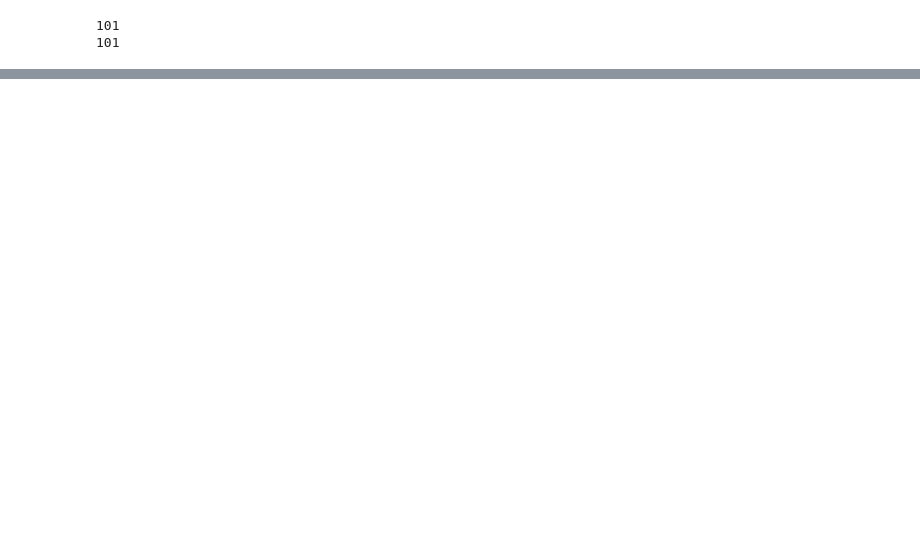
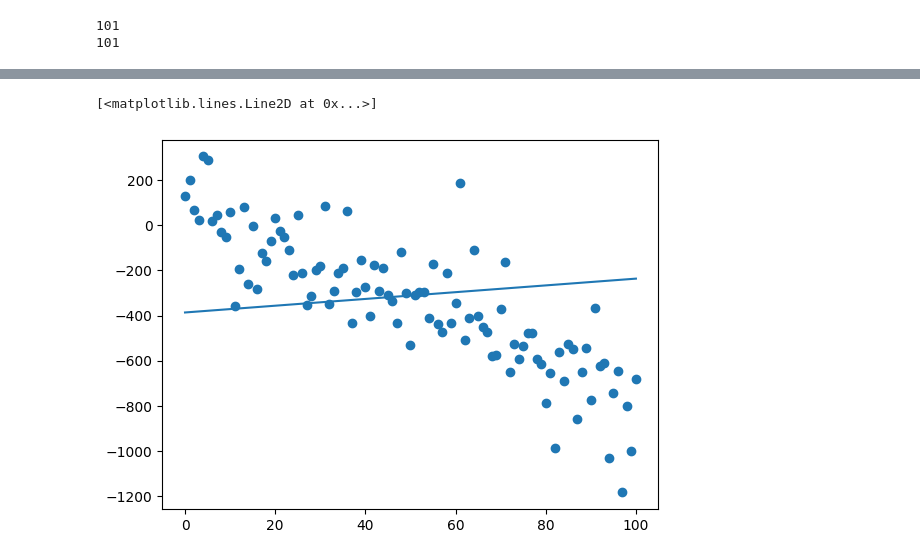
Before and after one commit to anishsharma21/LinearRegression, a Jupyter notebook: fitting-data.ipynb, the cells around one changed output, grey strips where cells are left out. Drawn from its saved outputs; the diff is of its cells as text; code cells hidden in the pictures; blank space fills up the shorter version.

Commit message:
- Crude line of best fit method (but it doesn't work for negative downward graphs)

```diff
--- a/fitting-data.ipynb
+++ b/fitting-data.ipynb
@@ -29,0 +29,7 @@ lr.crude_fit()
+# %%
+y_predict = np.array([lr.m * x_val + lr.b for x_val in x]).reshape(-1,1)
+plt.scatter(x, y)
+plt.plot(x, y_predict)
+# %% [output]
+[<matplotlib.lines.Line2D at 0x...>]
+[figure, added]
```
Also changed, not shown: parts of 2 cells of this notebook, 2 other files.
